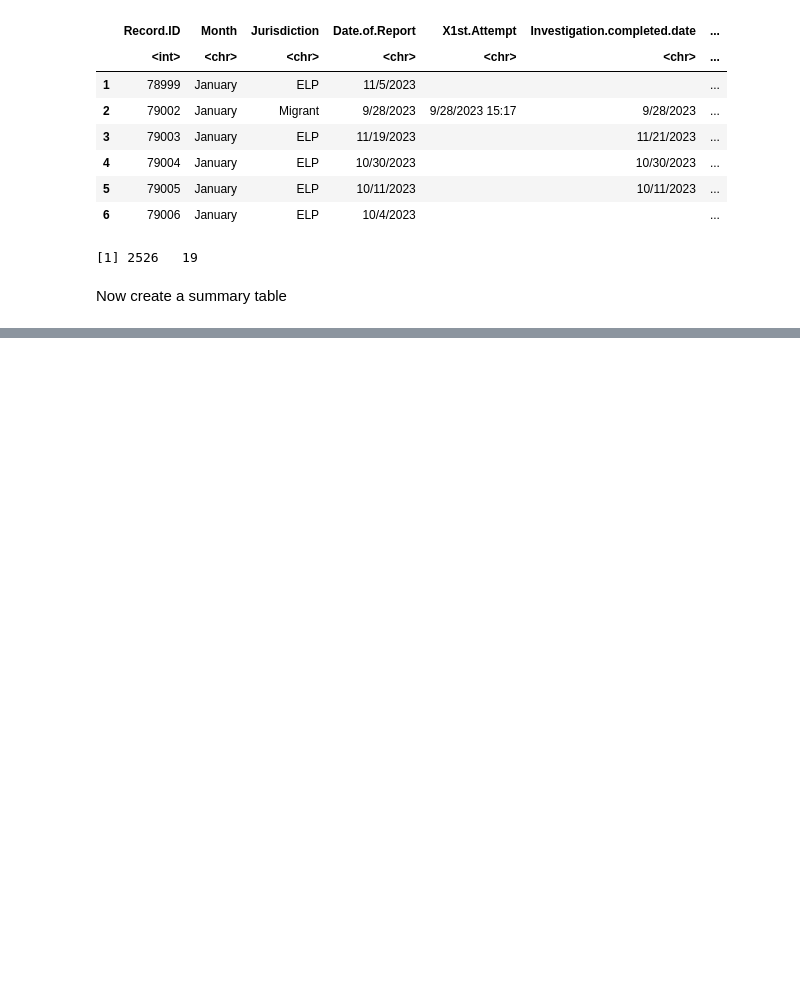
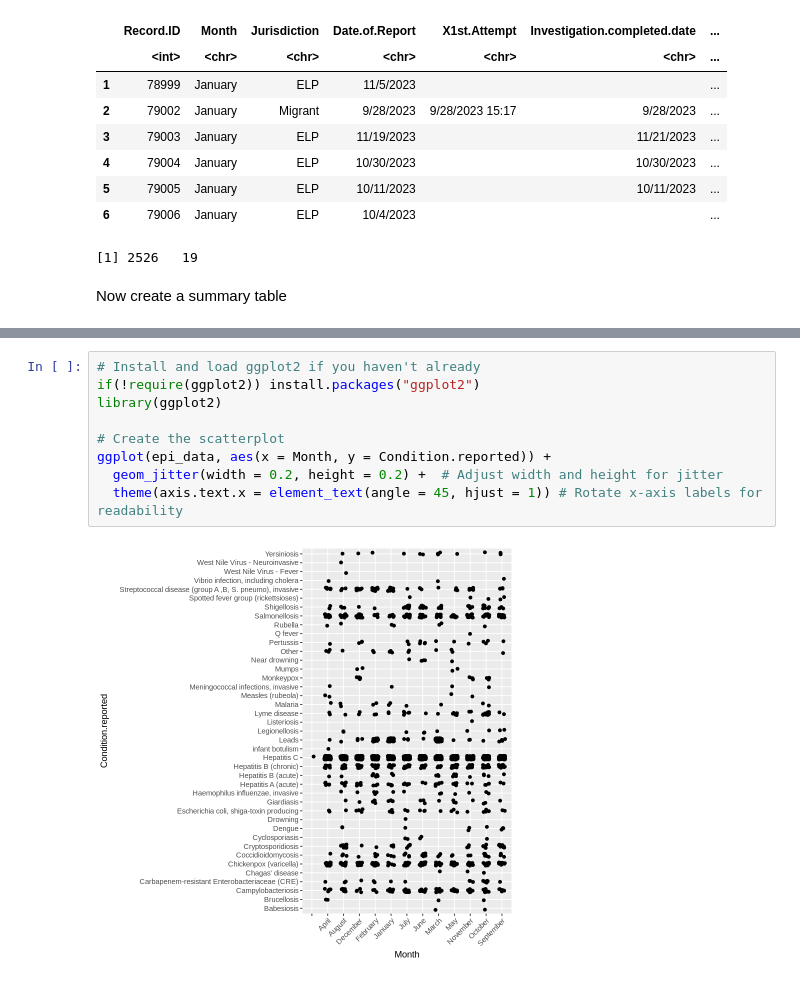
Before and after one commit to asyanez/Class5357, a Jupyter notebook: demo_for_class.ipynb, the cells around one changed output, grey strips where cells are left out. Drawn from its saved outputs; the diff is of its cells as text; blank space fills up the shorter version.

```diff
--- a/demo_for_class.ipynb
+++ b/demo_for_class.ipynb
@@ -79,0 +52,11 @@ ERROR: Error in library(flextable): there is no package called ‘flextable’
+# %%
+# Install and load ggplot2 if you haven't already
+if(!require(ggplot2)) install.packages("ggplot2")
+library(ggplot2)
+
+# Create the scatterplot
+ggplot(epi_data, aes(x = Month, y = Condition.reported)) +
+  geom_jitter(width = 0.2, height = 0.2) +  # Adjust width and height for jitter
+  theme(axis.text.x = element_text(angle = 45, hjust = 1)) # Rotate x-axis labels for readability
+# %% [output]
+[figure, added]
```
Also changed, not shown: parts of 13 cells of this notebook.
